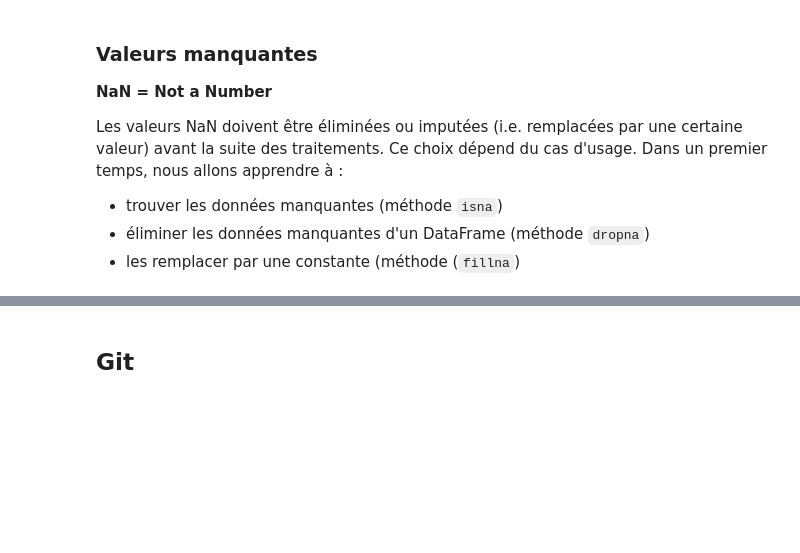
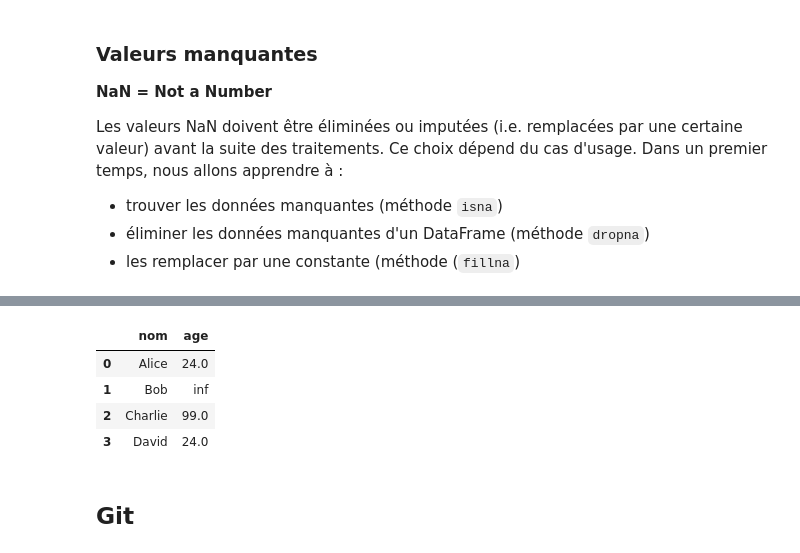
Before and after one commit to AbanishB/Td-Stat, a Jupyter notebook: TD1.ipynb, the cells around one changed output, grey strips where cells are left out. Cells and saved outputs as stored; diff of their text form; code cells hidden in the pictures; blank space fills up the shorter version.

```diff
--- a/TD1.ipynb
+++ b/TD1.ipynb
@@ -643,18 +838,31 @@ raise NotImplementedError
 # %%
 """
 EXERCICE - La méthode fillna
 La méthode dropna permet d'imputer les valeurs manquantes (NaN). Lisez d'abord sa documentation.
 1. Quelles sont les différentes stratégies de remplissage des valeurs manquantes ?
 2. Imputez les valeurs manquantes de la colonne age du DF donné en exemple par :
     - 0
     - la dernière valeur précédente/suivante valide
     - la moyenne
     - la valeur la plus courante (mode)
 3. Quel est le meilleur choix dans ce cas ? Et pour le cas d'une variable temporelle, par exemple la température 'EGT_SEL' de notre jeu de données ?
 """
 exemple = pd.DataFrame({'nom': ['Alice', 'Bob', 'Charlie', 'David'], 'age': [24, pd.np.nan, 99, 24]})
 
-raise NotImplementedError
+#raise NotImplementedError
+"""
+1. Mettre -1 -Infini ou + Infini
+"""
+#exemple.fillna(0)
+#exemple.fillna(exemple.mean())
+#exemple.fillna(-1)
+exemple.fillna(np.inf)
+# %% [output]
+|  | nom | age |
+| 0 | Alice | 24.0 |
+| 1 | Bob | inf |
+| 2 | Charlie | 99.0 |
+| 3 | David | 24.0 |
 # %% [markdown]
 ## Git
 # %% [markdown]
```
Also changed, not shown: parts of 26 cells of this notebook.
